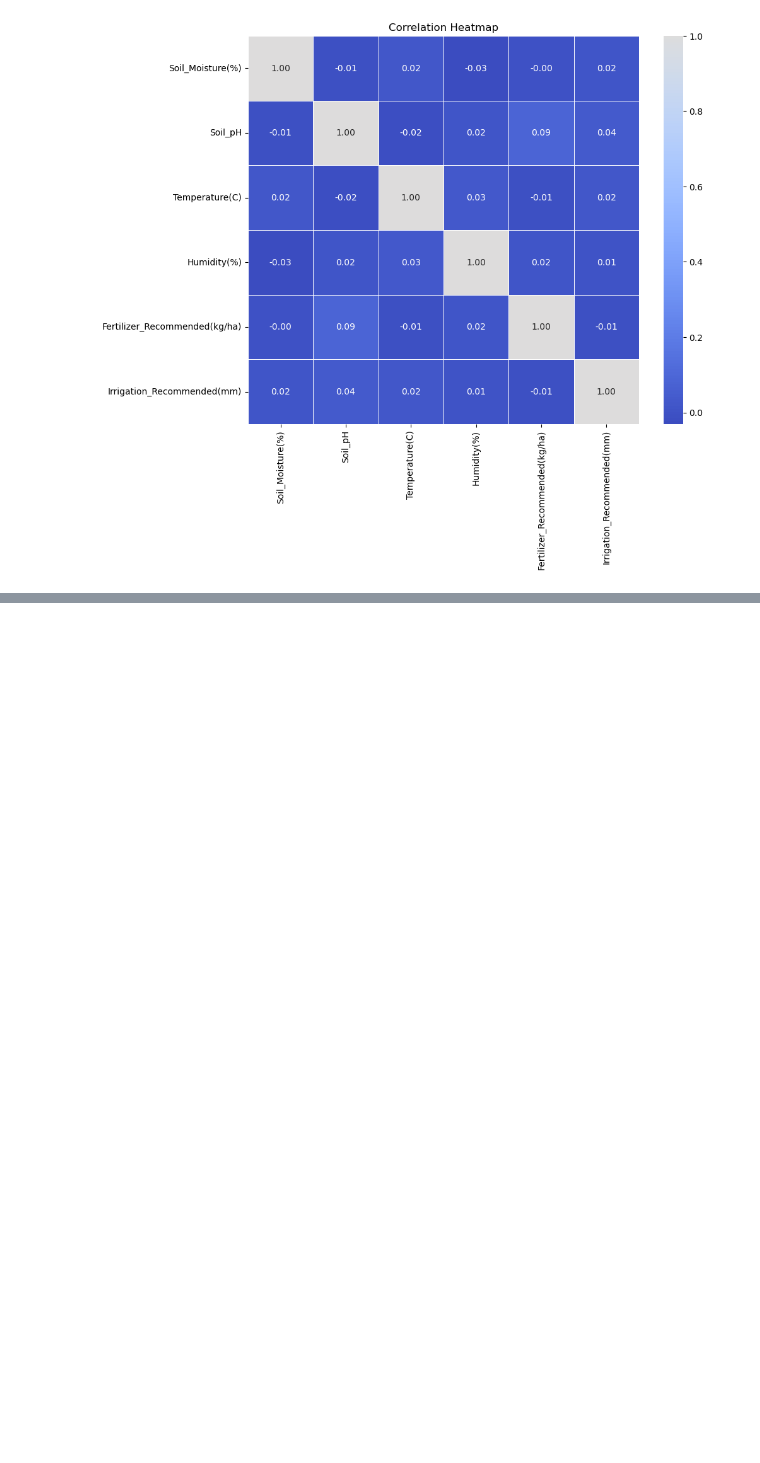
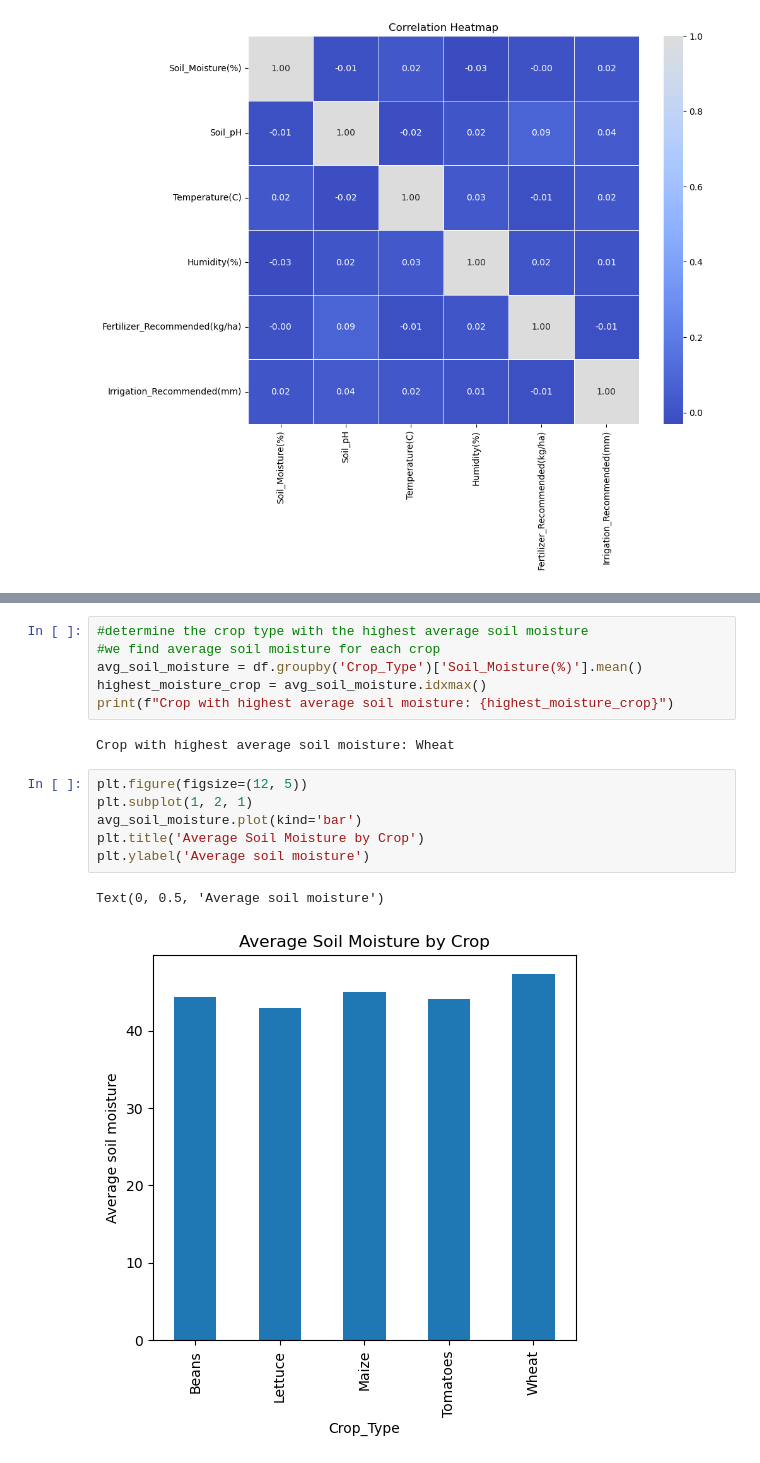
Before and after one commit to Noah-Ian/Kazibwe_Noah_Ian-, a Jupyter notebook: climate_action.ipynb, the cells around one changed output, grey strips where cells are left out. Saved outputs shown, nothing was run; the diff lists cells and outputs as text; blank space fills up the shorter version.

```diff
--- a/climate_action.ipynb
+++ b/climate_action.ipynb
@@ -233,0 +267,17 @@ plt.show()
+# %%
+#determine the crop type with the highest average soil moisture
+#we find average soil moisture for each crop
+avg_soil_moisture = df.groupby('Crop_Type')['Soil_Moisture(%)'].mean()
+highest_moisture_crop = avg_soil_moisture.idxmax()
+print(f"Crop with highest average soil moisture: {highest_moisture_crop}")
+# %% [output]
+Crop with highest average soil moisture: Wheat
+# %%
+plt.figure(figsize=(12, 5))
+plt.subplot(1, 2, 1)
+avg_soil_moisture.plot(kind='bar')
+plt.title('Average Soil Moisture by Crop')
+plt.ylabel('Average soil moisture')
+# %% [output]
+Text(0, 0.5, 'Average soil moisture')
+[figure, added]
```
Also changed, not shown: parts of 6 cells of this notebook, 1 other file.
